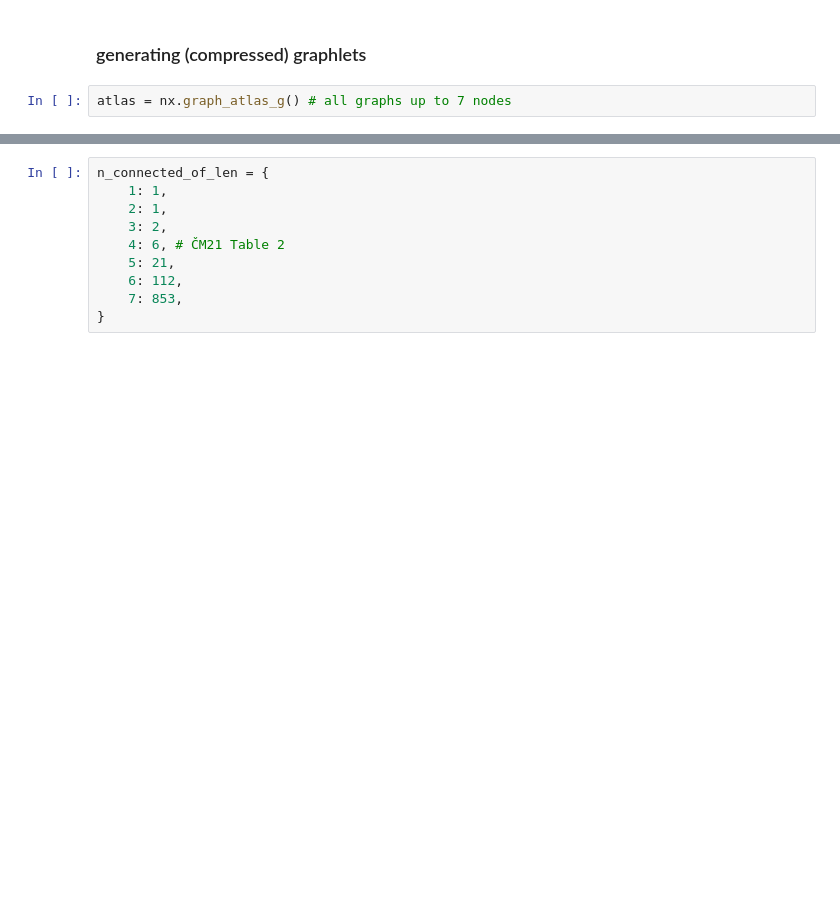
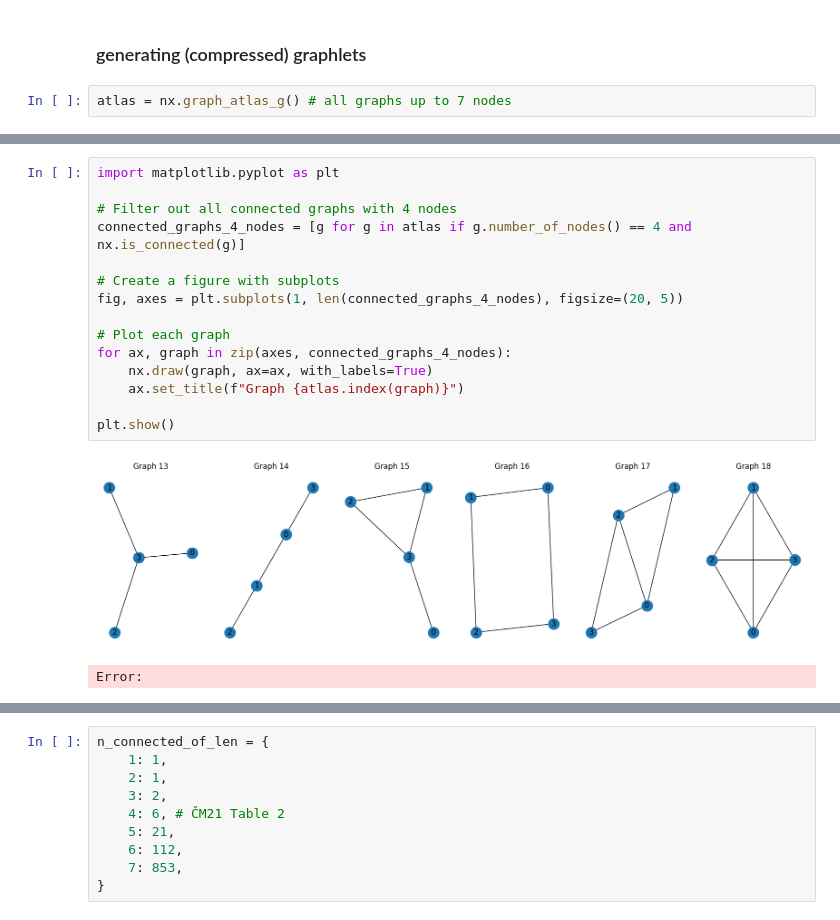
Before and after one commit to andrejjocic/mesh-compressor, a Jupyter notebook: src/repl.ipynb, the cells around one changed output, grey strips where cells are left out. Saved outputs shown, nothing was run; the diff lists cells and outputs as text; blank space fills up the shorter version.

```diff
--- a/src/repl.ipynb
+++ b/src/repl.ipynb
@@ -204,0 +211,18 @@ atlas = nx.graph_atlas_g() # all graphs up to 7 nodes
+# %%
+import matplotlib.pyplot as plt
+
+# Filter out all connected graphs with 4 nodes
+connected_graphs_4_nodes = [g for g in atlas if g.number_of_nodes() == 4 and nx.is_connected(g)]
+
+# Create a figure with subplots
+fig, axes = plt.subplots(1, len(connected_graphs_4_nodes), figsize=(20, 5))
+
+# Plot each graph
+for ax, graph in zip(axes, connected_graphs_4_nodes):
+    nx.draw(graph, ax=ax, with_labels=True)
+    ax.set_title(f"Graph {atlas.index(graph)}")
+
+plt.show()
+# %% [output]
+[figure, added]
+Error:
```
Also changed, not shown: parts of 2 cells of this notebook, 3 other files.
